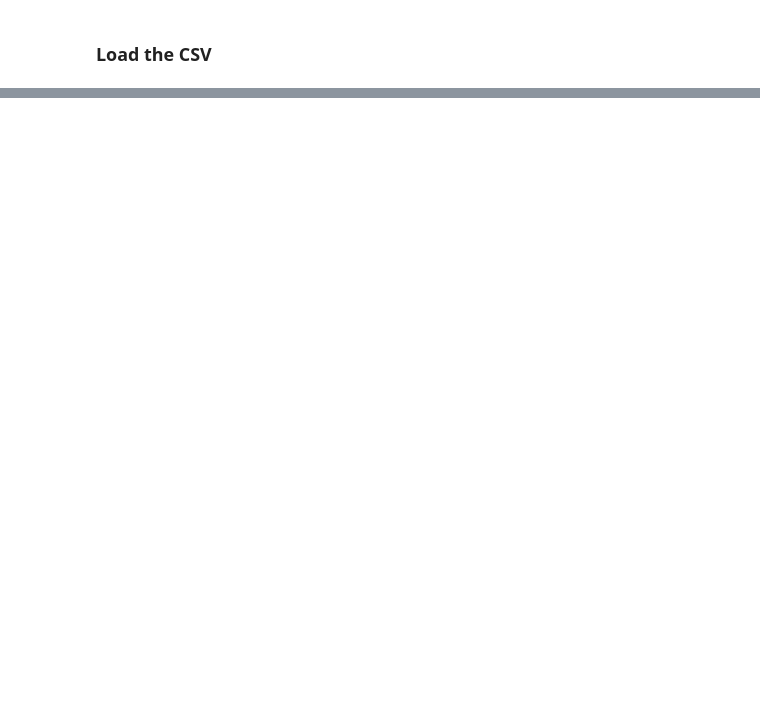
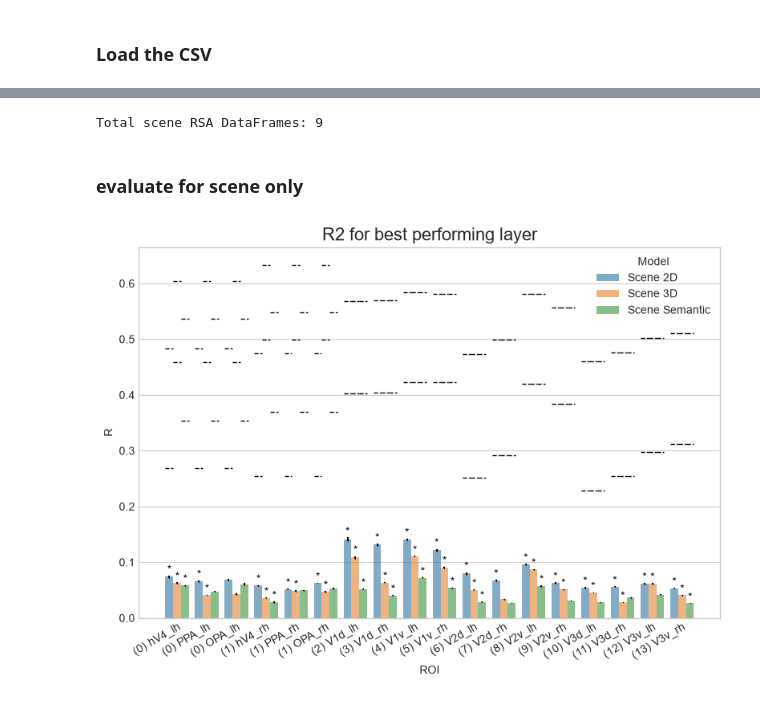
Before and after one commit to sari-saba-sadiya/Unravelling-Brain-Func-LAION, a Jupyter notebook: 3D/NSD dataset/Net2Brain_3D_NSD.ipynb, the cells around one changed output, grey strips where cells are left out. Drawn from its saved outputs; the diff is of its cells as text; code cells hidden in the pictures; blank space fills up the shorter version.

Commit message:
Add scene-only analysis

```diff
--- a/3D/NSD dataset/Net2Brain_3D_NSD.ipynb
+++ b/3D/NSD dataset/Net2Brain_3D_NSD.ipynb
@@ -3180,0 +3422,16 @@ NameError: name 'scene_files' is not defined
+# %%
+scene_models = {
+    "2D": "NSD_scene_RSA_models/2D",
+    "3D": "NSD_scene_RSA_models/3D",
+    "Semantic": "NSD_scene_RSA_models/Semantic"
+}
+
+print("Scene model folders:")
+
+for model_name, model_folder in scene_models.items():
+
+    print(
+        model_name,
+        "->",
+        model_folder
+    )
@@ -3180,0 +3564,35 @@ NameError: name 'scene_files' is not defined
+# %%
+# COMBINE ALL SCENE RSA RESULTS
+
+scene_all_rsa_dfs = []
+
+for model_name in scene_models:
+
+    scene_all_rsa_dfs.append(
+        scene_visual_results[model_name]
+    )
+
+    scene_all_rsa_dfs.append(
+        scene_ppa_results[model_name]
+    )
+
+    scene_all_rsa_dfs.append(
+        scene_opa_results[model_name]
+    )
+
+print(
+    "Total scene RSA DataFrames:",
+    len(scene_all_rsa_dfs)
+)
+# %% [output]
+Total scene RSA DataFrames: 9
+# %% [markdown]
+### evaluate for scene only
+# %%
+from net2brain.evaluations.plotting import Plotting
+
+scene_plotter = Plotting(scene_all_rsa_dfs)
+
+scene_results_dataframe = scene_plotter.plot(metric="R")
+# %% [output]
+[figure, added]
```
Also changed, not shown: parts of 29 cells of this notebook, 5 other files.
